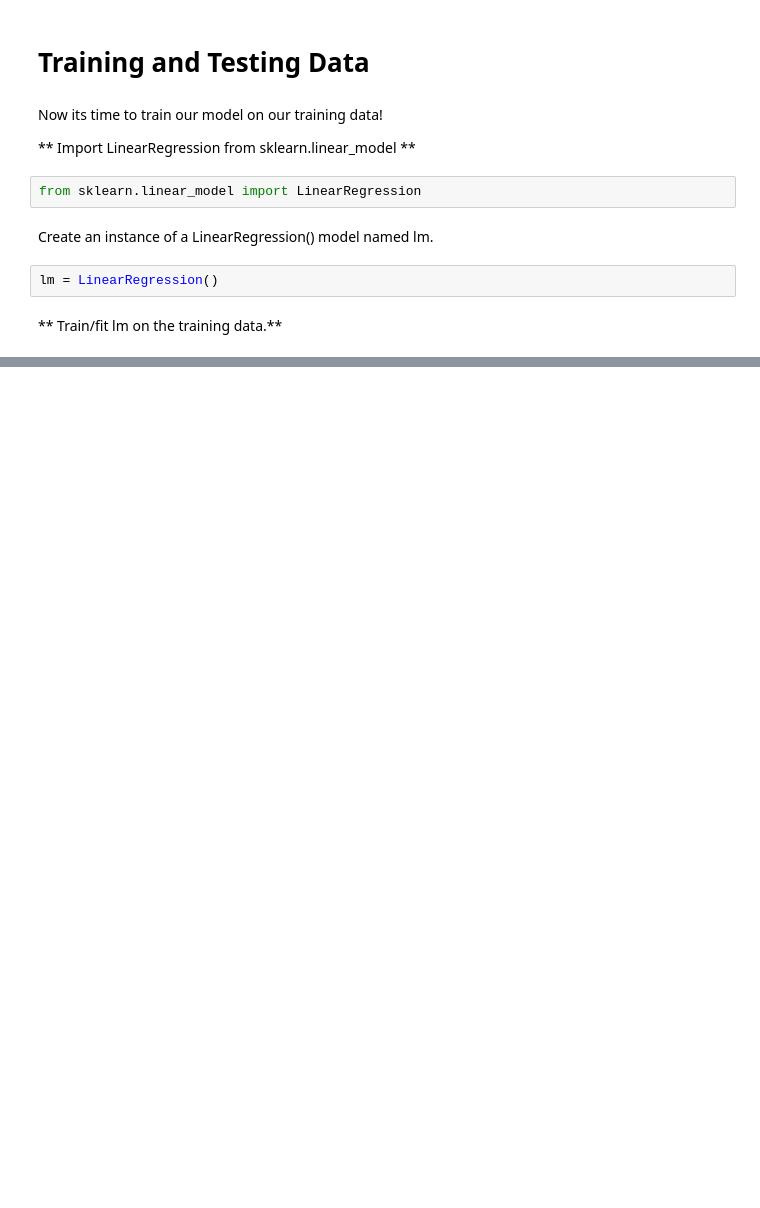
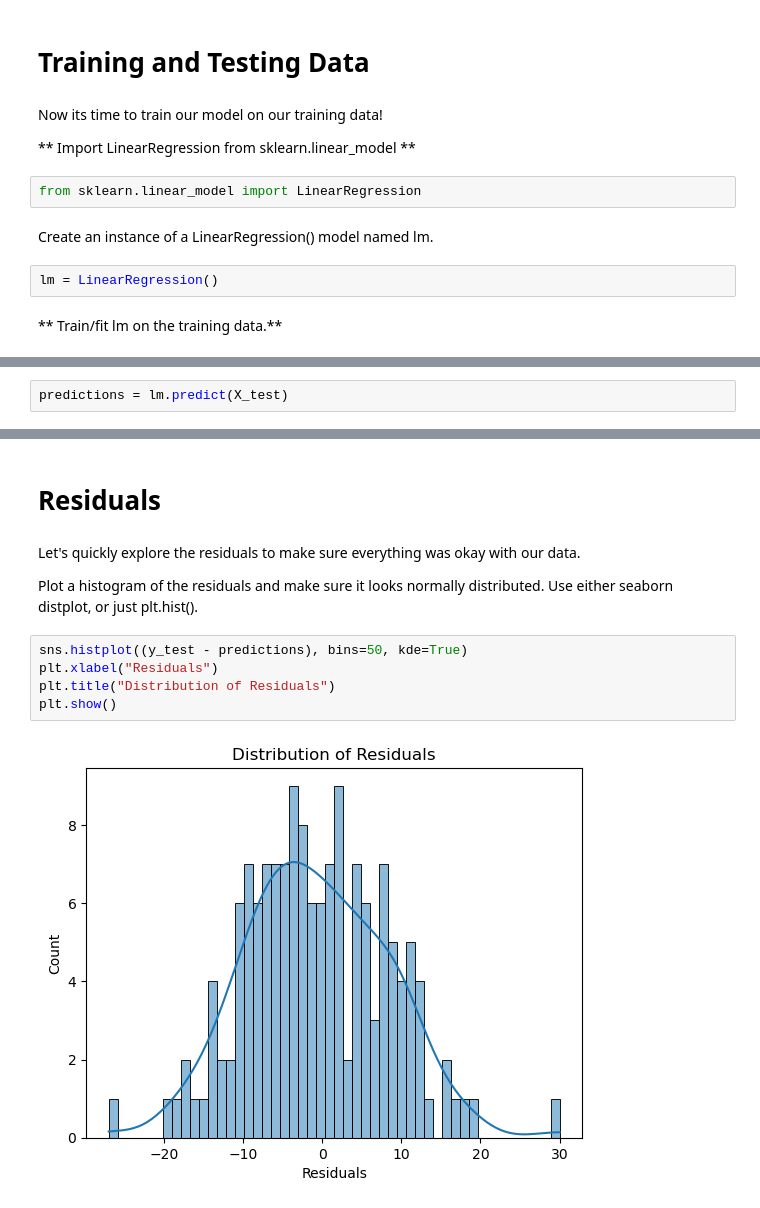
Before and after one commit to iamtarunshyam/ML101, a Jupyter notebook: 2) Regression/Linear Regression/Amazon.ipynb, the cells around one changed output, grey strips where cells are left out. Cells and saved outputs as stored; diff of their text form; blank space fills up the shorter version.

```diff
--- a/2) Regression/Linear Regression/Amazon.ipynb
+++ b/2) Regression/Linear Regression/Amazon.ipynb
@@ -136,0 +143,2 @@ NameError: name 'X_train' is not defined
+# %%
+predictions = lm.predict(X_test)
@@ -136,0 +167,13 @@ NameError: name 'X_train' is not defined
+# %% [markdown]
+# Residuals
+# %% [markdown]
+Let's quickly explore the residuals to make sure everything was okay with our data.
+
+Plot a histogram of the residuals and make sure it looks normally distributed. Use either seaborn distplot, or just plt.hist().
+# %%
+sns.histplot((y_test - predictions), bins=50, kde=True)
+plt.xlabel("Residuals")
+plt.title("Distribution of Residuals")
+plt.show()
+# %% [output]
+[figure, added]
```
Also changed, not shown: parts of 14 cells of this notebook.
